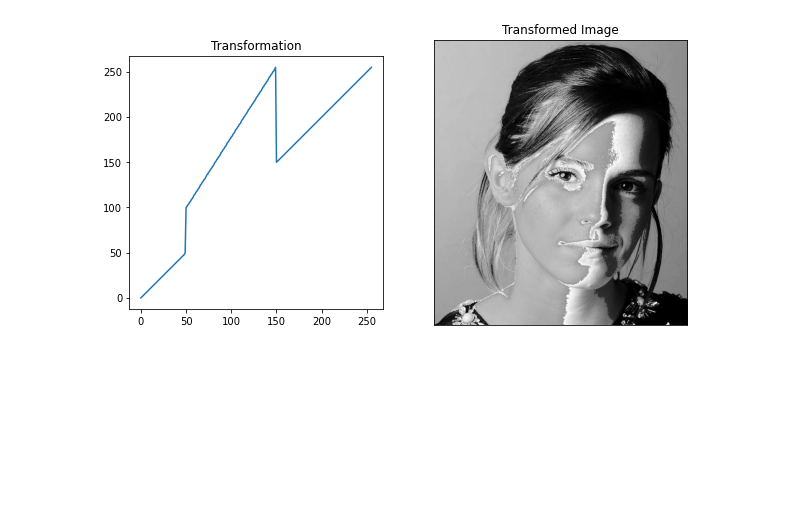
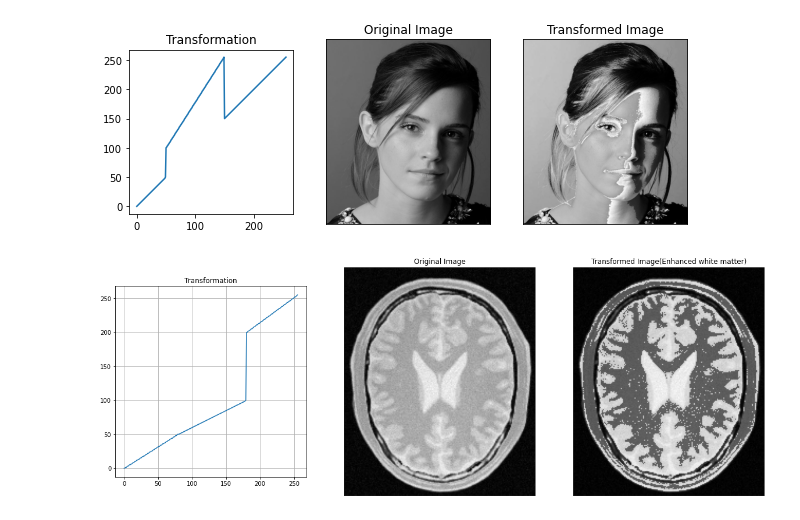
Before and after one commit to TreshanAyesh/EN2550-Fundamentals-of-Image-Processing, a Jupyter notebook: Assignments/Assignment1/Assignment1_190443T.ipynb, the cells around one changed output. Drawn from its saved outputs; the diff is of its cells as text; code cells hidden in the pictures; blank space fills up the shorter version.

```diff
--- a/Assignments/Assignment1/Assignment1_190443T.ipynb
+++ b/Assignments/Assignment1/Assignment1_190443T.ipynb
@@ -1,34 +1,76 @@
 # %%
 #Q1)
 
 import numpy as np
 import cv2 as cv
 import matplotlib.pyplot as plt
 
 img = cv.imread("emma_gray.jpg")
 assert img is not None
 
 t1 = np.linspace(0, 50, 50)
 t2 = np.linspace(50, 100, 0)
 t3 = np.linspace(100, 255, 100)
 t4 = np.linspace(255, 150, 0)
 t5 = np.linspace(150, 255, 106)
 
 transform = np.concatenate((t1,t3,t5,t2,t4), axis = 0).astype(np.uint8)
 transformed_img = cv.LUT(img, transform)
 
-fig,ax = plt.subplots(1,2, figsize = (10,10))
+fig,ax = plt.subplots(1,3, figsize = (10,10))
 ax[0].plot(transform)
 ax[0].set_aspect('equal')
 ax[0].set_title('Transformation')
 
-
-ax[1].imshow(transformed_img, cmap = "gray", vmin = 0, vmax = 255)
+ax[1].imshow(img, cmap = "gray", vmin = 0, vmax = 255)
 ax[1].set_aspect('equal')
-ax[1].set_title('Transformed Image')
+ax[1].set_title('Original Image')
 ax[1].set_xticks([])
 ax[1].set_yticks([])
 
+
+ax[2].imshow(transformed_img, cmap = "gray", vmin = 0, vmax = 255)
+ax[2].set_aspect('equal')
+ax[2].set_title('Transformed Image')
+ax[2].set_xticks([])
+ax[2].set_yticks([])
+
 plt.show()
 # %% [output]
-[figure, old version]
+[figure, new version]
+# %%
+#Q2) a)
+import numpy as np
+import cv2 as cv
+import matplotlib.pyplot as plt
+
+img = cv.imread("brain_proton_density_slice.png")
+assert img is not None
+
+t1 = np.linspace(0, 50, 80)
+t2 = np.linspace(50, 100, 100)
+t3 = np.linspace(200, 255, 76)
+
+transform_white = np.concatenate((t1,t2, t3), axis = 0).astype(np.uint8)
+transformed_img1 = cv.LUT(img, transform_white)
+
+
+fig,ax = plt.subplots(1,3, figsize = (20,20))
+ax[0].plot(transform_white)
+ax[0].grid(True)
+ax[0].set_aspect('equal')
+ax[0].set_title('Transformation')
+
+ax[1].imshow(img, cmap = "gray", vmin = 0, vmax = 255)
+ax[1].set_title('Original Image')
+ax[1].set_xticks([])
+ax[1].set_yticks([])
+
+ax[2].imshow(transformed_img1, cmap = "gray", vmin = 0, vmax = 255)
+ax[2].set_title('Transformed Image(Enhanced white matter)')
+ax[2].set_xticks([])
+ax[2].set_yticks([])
+
+plt.show()
+# %% [output]
+[figure, added]
```
Also changed, not shown: parts of 3 cells of this notebook, 3 other files.
